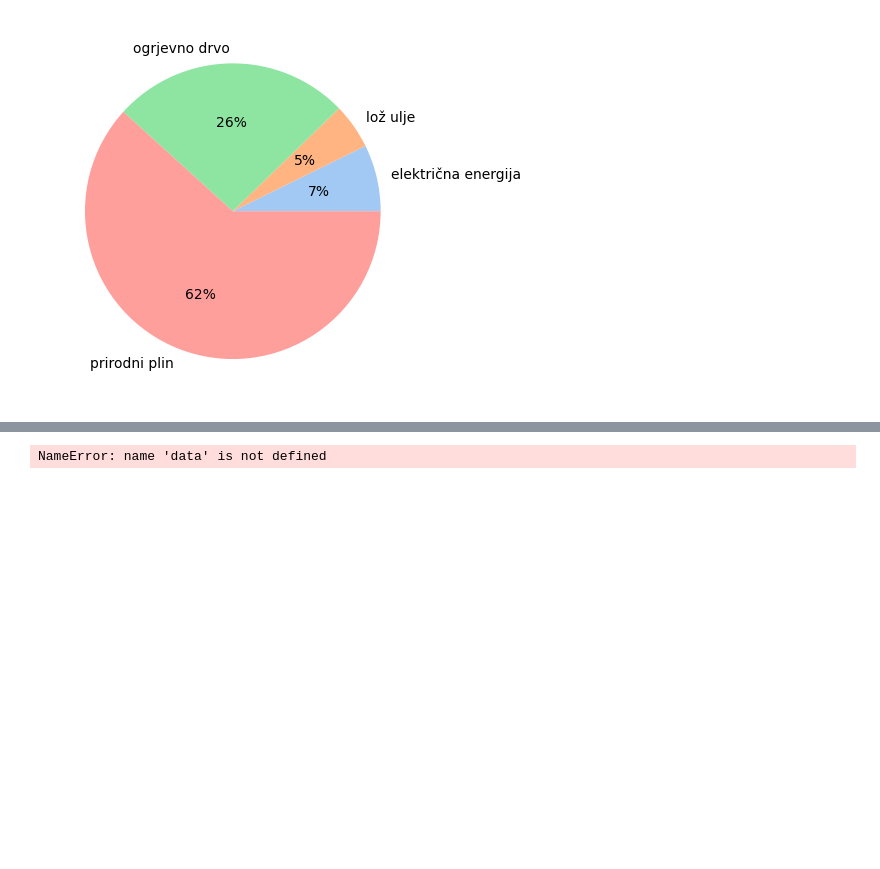
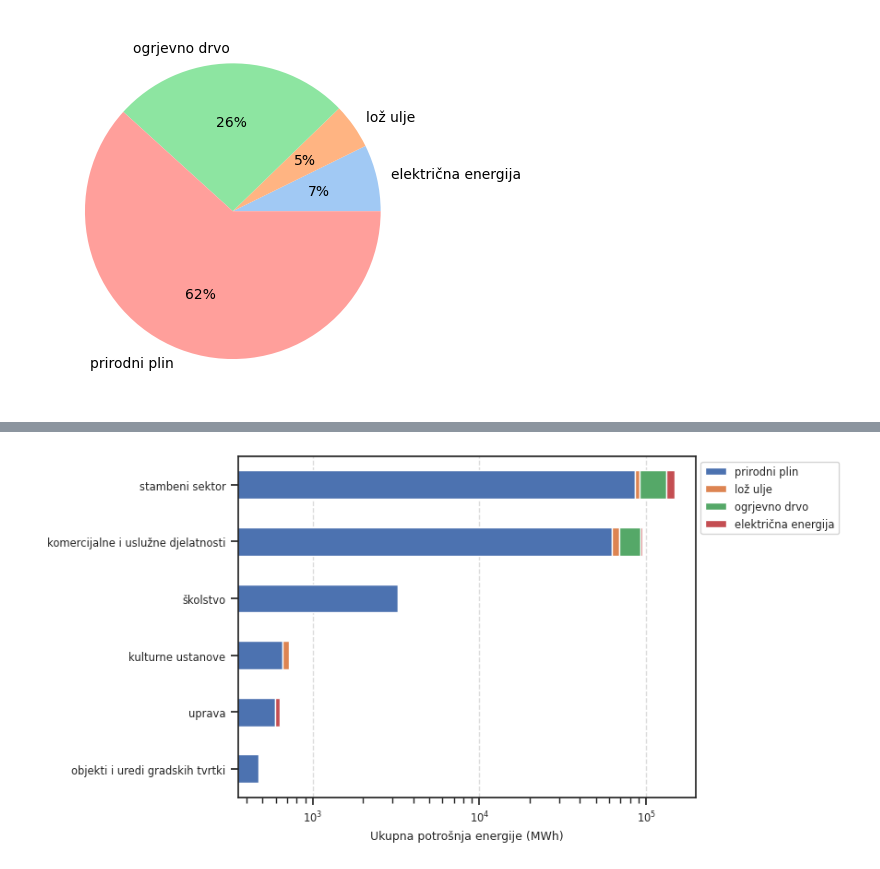
Before and after one commit to Green-Zone-Lab/vk_secap, a Jupyter notebook: notebooks/2011_Base_inventory.ipynb, the cells around one changed output, grey strips where cells are left out. Saved outputs shown, nothing was run; the diff lists cells and outputs as text; code cells hidden in the pictures; blank space fills up the shorter version.

Commit message:
Add final version of first chart

```diff
--- a/notebooks/2011_Base_inventory.ipynb
+++ b/notebooks/2011_Base_inventory.ipynb
@@ -23,4 +24,4 @@ ele = pd.read_csv('../data/vinkovci_struja_2011.csv')
 # %%
 charts = Energy2011()
 # %%
-heat.groupby('kategorija')['potrošnja_energije(kWh)']
+heat['potrošnja_energije(MWh)'] = heat['potrošnja_energije(kWh)'] / 1000
@@ -44,5 +54,3 @@ gas_by_category = charts.gas_by_category()
 illumination = charts.illumination()
 # %% [output]
 [figure]
-# %%
-sns.set_theme()
@@ -68,24 +57,33 @@ heat
-# %%
-df = pd.DataFrame(data)
-
-# Pivot the data to get categories in rows and energents as columns
-df_pivot = df.pivot(index='kategorija', columns='energent', values='potrošnja_energije(kWh)').fillna(0)
-
-# Reorder columns to ensure correct hues
-order = ['prirodni plin', 'lož ulje', 'ogrjevno drvo', 'električna energija']
-df_pivot = df_pivot[order]
-
-# Sort by total consumption
-df_pivot['Total'] = df_pivot.sum(axis=1)
-df_pivot = df_pivot.sort_values(by='Total', ascending=True).drop(columns=['Total'])
-
-# Plot
-ax = df_pivot.plot(kind='barh', stacked=True, figsize=(12, 6), logx=True, width=0.5)
-ax.set_xlabel('Potrošnja Energije (kWh) - Log Scale')
-ax.set_title('Potrošnja Energije by Kategorija and Energent')
-plt.xticks(fontsize=8)
-plt.yticks(fontsize=8)
-plt.tight_layout()
-plt.show()
-# %% [output]
-NameError: name 'data' is not defined
+# %%
+df_pivot = heat.pivot(index='kategorija', columns='energent', values='potrošnja_energije(MWh)').fillna(0)
+order = ['prirodni plin', 'lož ulje', 'ogrjevno drvo', 'električna energija']
+df_pivot = df_pivot[order]
+df_pivot['Total'] = df_pivot.sum(axis=1)
+df_pivot = df_pivot.sort_values(by='Total', ascending=True).drop(columns=['Total'])
+
+
+# Plot
+fig, ax = plt.subplots()
+df_pivot.plot(kind='barh', stacked=True, ax=ax, width=0.5)
+threshold = 50000  # adjust this threshold as needed
+ax.grid(axis='x', linestyle='--', alpha=0.7)
+
+# Reduce font size for axis labels
+plt.rc('axes', labelsize='x-small')
+plt.rc('xtick', labelsize='x-small')
+plt.rc('ytick', labelsize='x-small')
+
+# Set x-label and remove y-label
+ax.set_xlabel("Ukupna potrošnja energije (MWh)", fontsize=9)
+ax.set_ylabel("")
+ax.set_xscale('log')
+
+# Adjust legend
+legend = ax.legend(fontsize='x-small', loc='upper left', bbox_to_anchor=(1, 1))
+plt.setp(legend.get_title(), fontsize='x-small')
+
+# Layout adjustment for accommodating the legend outside the plot
+
+plt.show()
+# %% [output]
+[figure, added]
```
Also changed, not shown: parts of 5 cells of this notebook.
